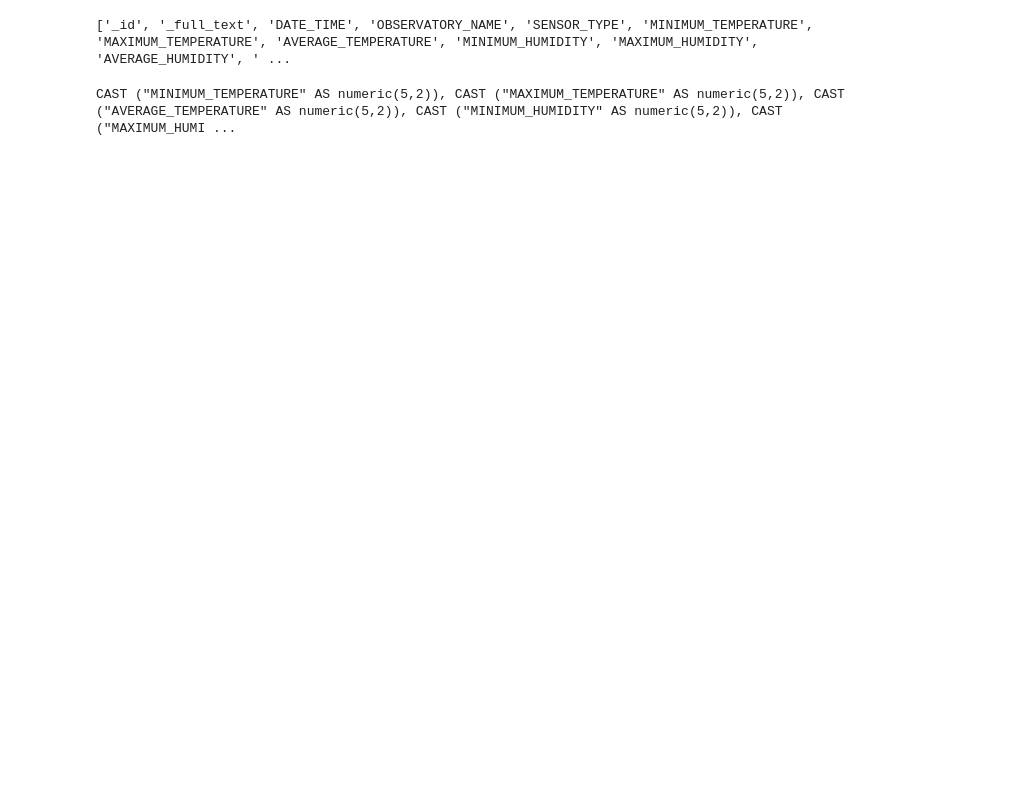
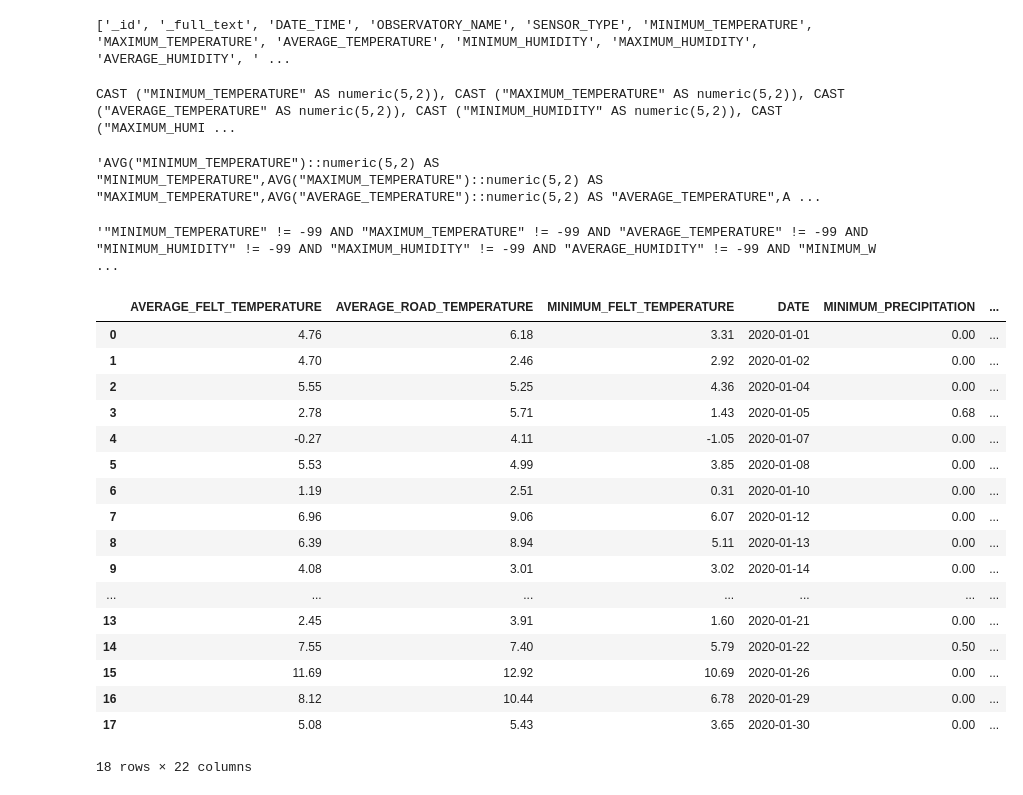
Before and after one commit to LeventSoykan/Analysis_IBB_Istanbul_Weather_Traffic_Dataset, a Jupyter notebook: sql_data_query.ipynb, the cells around one changed output. Saved outputs shown, nothing was run; the diff lists cells and outputs as text; code cells hidden in the pictures; blank space fills up the shorter version.

```diff
--- a/sql_data_query.ipynb
+++ b/sql_data_query.ipynb
@@ -47,6 +43,17 @@ avg_colstring = ''
 for col in columns[5:]:
     avg_colstring+= f'AVG("{col}")::numeric(5,2) AS "{col}",'
 avg_colstring = avg_colstring[:-1]
+avg_colstring
+# %% [output]
+'AVG("MINIMUM_TEMPERATURE")::numeric(5,2) AS "MINIMUM_TEMPERATURE",AVG("MAXIMUM_TEMPERATURE")::numeric(5,2) AS "MAXIMUM_TEMPERATURE",AVG("AVERAGE_TEMPERATURE")::numeric(5,2) AS "AVERAGE_TEMPERATURE",A ...
+# %%
+not_99 = ''
+for col in columns[5:]:
+    not_99 += f'"{col}" != -99 AND '
+not_99 = not_99[:-5]
+not_99
+# %% [output]
+'"MINIMUM_TEMPERATURE" != -99 AND "MAXIMUM_TEMPERATURE" != -99 AND "AVERAGE_TEMPERATURE" != -99 AND "MINIMUM_HUMIDITY" != -99 AND "MAXIMUM_HUMIDITY" != -99 AND "AVERAGE_HUMIDITY" != -99 AND "MINIMUM_W ...
 # %%
 sql_query = f'''
 WITH temp_table AS (
@@ -62 +74,22 @@ ORDER BY "day"
 '''
+# %%
+run_sql(sql_query, "8ca0081a-333c-4e86-8ea2-ab8741bbfc95")
+# %% [output]
+|  | AVERAGE_FELT_TEMPERATURE | AVERAGE_ROAD_TEMPERATURE | MINIMUM_FELT_TEMPERATURE | DATE | MINIMUM_PRECIPITATION | ... |
+| 0 | 4.76 | 6.18 | 3.31 | 2020-01-01 | 0.00 | ... |
+| 1 | 4.70 | 2.46 | 2.92 | 2020-01-02 | 0.00 | ... |
+| 2 | 5.55 | 5.25 | 4.36 | 2020-01-04 | 0.00 | ... |
+| 3 | 2.78 | 5.71 | 1.43 | 2020-01-05 | 0.68 | ... |
+| 4 | -0.27 | 4.11 | -1.05 | 2020-01-07 | 0.00 | ... |
+| 5 | 5.53 | 4.99 | 3.85 | 2020-01-08 | 0.00 | ... |
+| 6 | 1.19 | 2.51 | 0.31 | 2020-01-10 | 0.00 | ... |
+| 7 | 6.96 | 9.06 | 6.07 | 2020-01-12 | 0.00 | ... |
+| 8 | 6.39 | 8.94 | 5.11 | 2020-01-13 | 0.00 | ... |
+| 9 | 4.08 | 3.01 | 3.02 | 2020-01-14 | 0.00 | ... |
+| ... | ... | ... | ... | ... | ... | ... |
+| 13 | 2.45 | 3.91 | 1.60 | 2020-01-21 | 0.00 | ... |
+| 14 | 7.55 | 7.40 | 5.79 | 2020-01-22 | 0.50 | ... |
+| 15 | 11.69 | 12.92 | 10.69 | 2020-01-26 | 0.00 | ... |
+| 16 | 8.12 | 10.44 | 6.78 | 2020-01-29 | 0.00 | ... |
+| 17 | 5.08 | 5.43 | 3.65 | 2020-01-30 | 0.00 | ... |
+18 rows × 22 columns
```
Also changed, not shown: parts of 6 cells of this notebook.
